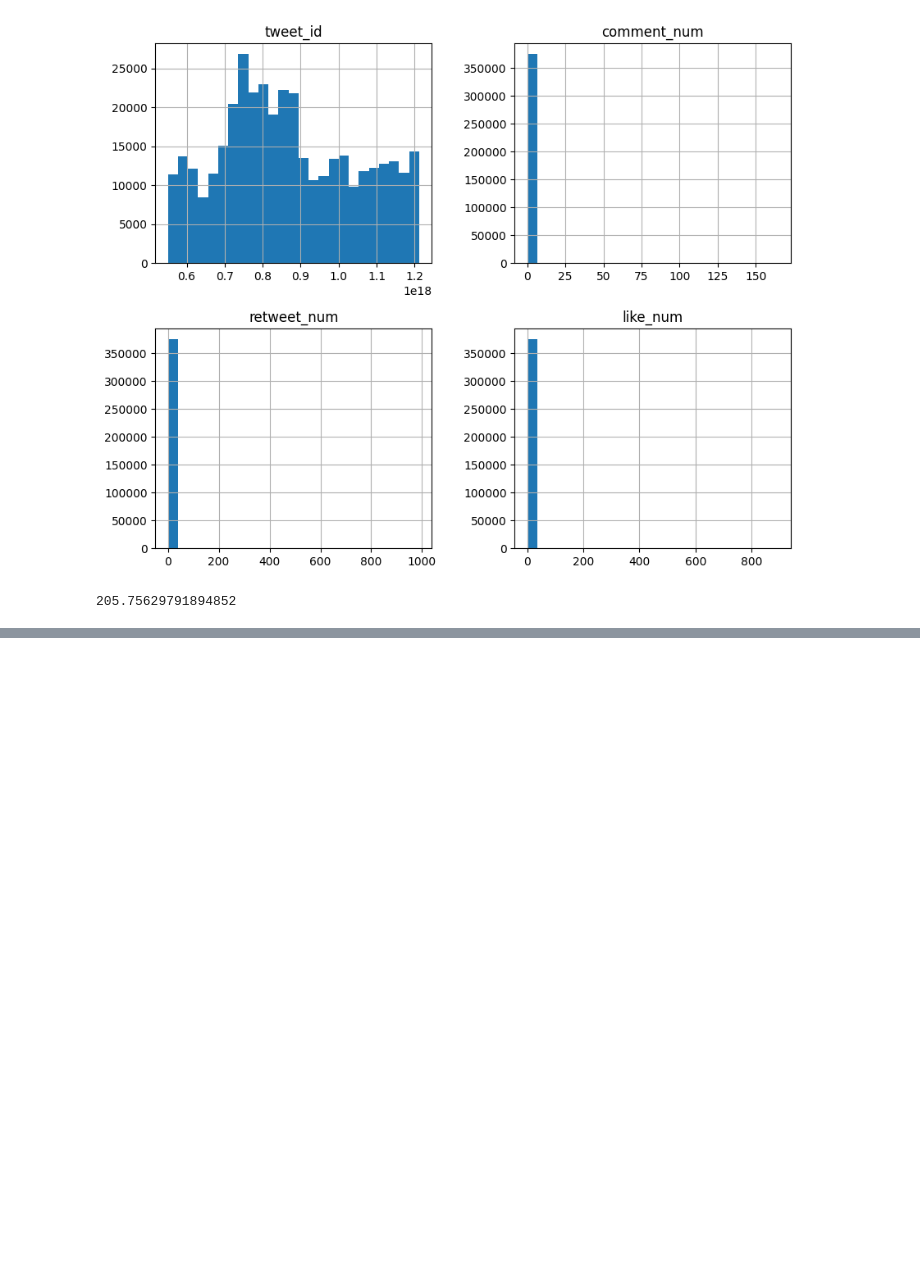
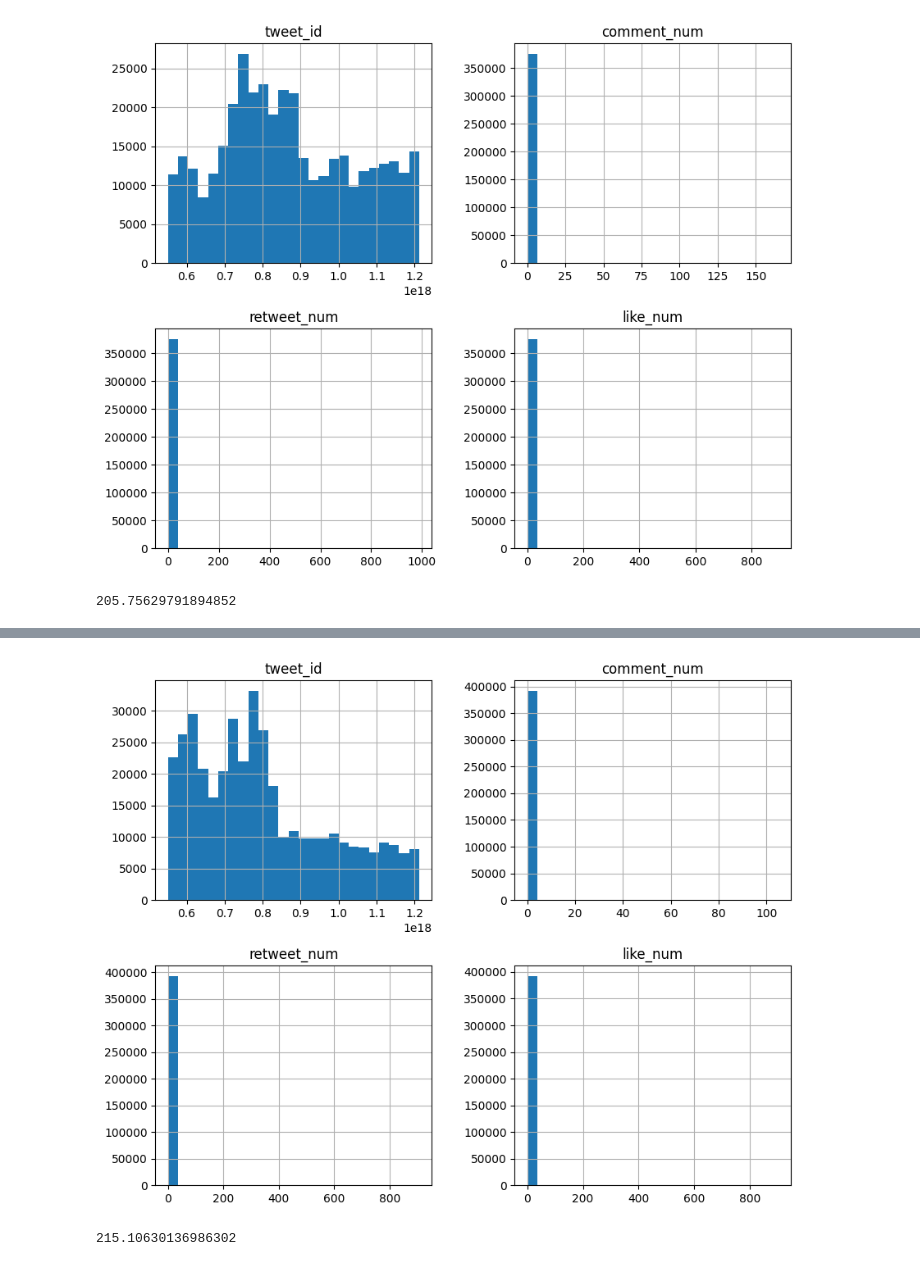
Before and after one commit to jmsb505/StockPredictionModels, a Jupyter notebook: data.ipynb, the cells around one changed output, grey strips where cells are left out. Saved outputs shown, nothing was run; the diff lists cells and outputs as text; code cells hidden in the pictures; blank space fills up the shorter version.

```diff
--- a/data.ipynb
+++ b/data.ipynb
@@ -103,0 +102,10 @@ print(google['post_date'].value_counts().mean())
+# %%
+goog=df[df['ticker_symbol']=='GOOG']
+goog.hist(figsize=(10,8),bins=25)
+plt.show()
+# %% [output]
+[figure, added]
+# %%
+print(goog['post_date'].value_counts().mean())
+# %% [output]
+215.10630136986302
```
Also changed, not shown: parts of 5 cells of this notebook, 2 other files.
